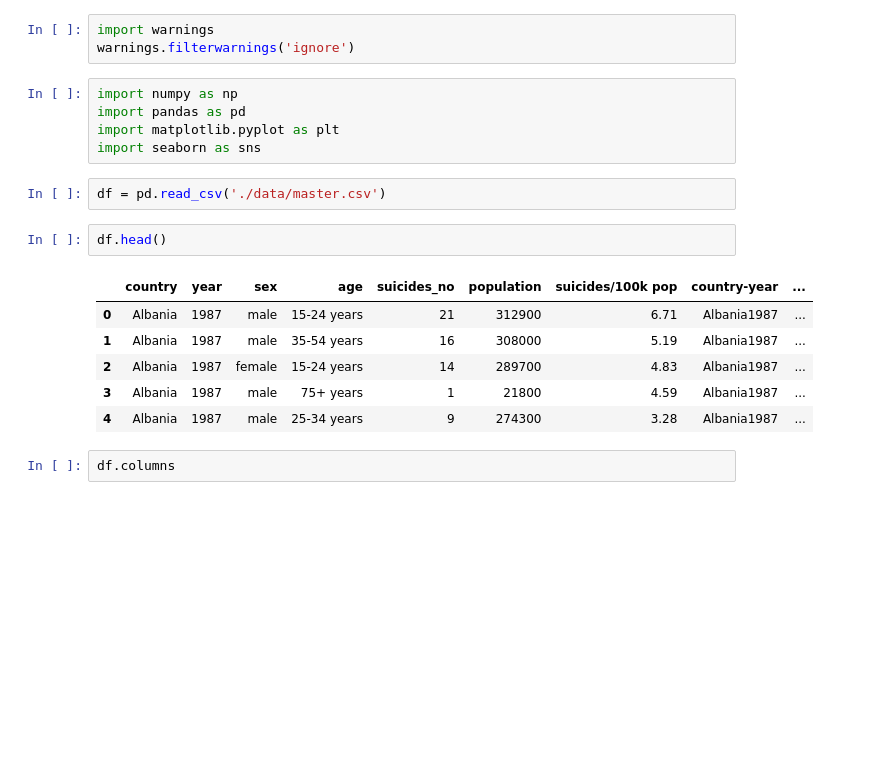
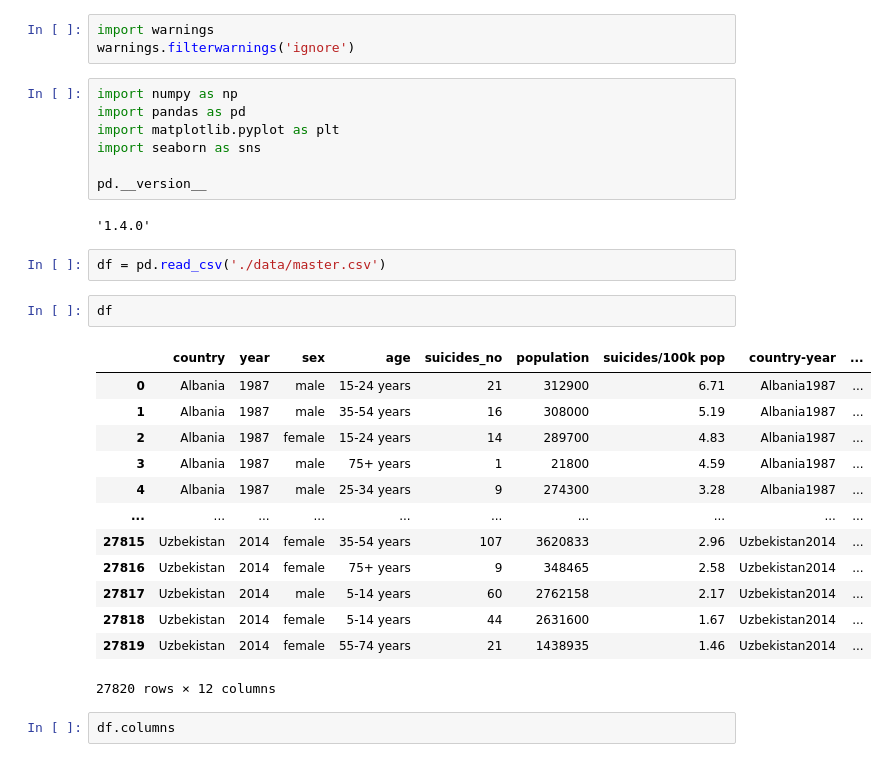
Before and after one commit to AlexHamn/suicide-rates-case-study, a Jupyter notebook: suicideRates.ipynb, the cells around one changed output. Cells and saved outputs as stored; diff of their text form; blank space fills up the shorter version.

```diff
--- a/suicideRates.ipynb
+++ b/suicideRates.ipynb
@@ -37,17 +37,28 @@ import numpy as np
 import pandas as pd
 import matplotlib.pyplot as plt
 import seaborn as sns
+
+pd.__version__
+# %% [output]
+'1.4.0'
 # %%
 df = pd.read_csv('./data/master.csv')
 # %%
-df.head()
+df
 # %% [output]
 |  | country | year | sex | age | suicides_no | population | suicides/100k pop | country-year | ... |
 | 0 | Albania | 1987 | male | 15-24 years | 21 | 312900 | 6.71 | Albania1987 | ... |
 | 1 | Albania | 1987 | male | 35-54 years | 16 | 308000 | 5.19 | Albania1987 | ... |
 | 2 | Albania | 1987 | female | 15-24 years | 14 | 289700 | 4.83 | Albania1987 | ... |
 | 3 | Albania | 1987 | male | 75+ years | 1 | 21800 | 4.59 | Albania1987 | ... |
 | 4 | Albania | 1987 | male | 25-34 years | 9 | 274300 | 3.28 | Albania1987 | ... |
+| ... | ... | ... | ... | ... | ... | ... | ... | ... | ... |
+| 27815 | Uzbekistan | 2014 | female | 35-54 years | 107 | 3620833 | 2.96 | Uzbekistan2014 | ... |
+| 27816 | Uzbekistan | 2014 | female | 75+ years | 9 | 348465 | 2.58 | Uzbekistan2014 | ... |
+| 27817 | Uzbekistan | 2014 | male | 5-14 years | 60 | 2762158 | 2.17 | Uzbekistan2014 | ... |
+| 27818 | Uzbekistan | 2014 | female | 5-14 years | 44 | 2631600 | 1.67 | Uzbekistan2014 | ... |
+| 27819 | Uzbekistan | 2014 | female | 55-74 years | 21 | 1438935 | 1.46 | Uzbekistan2014 | ... |
+27820 rows × 12 columns
 # %%
 df.columns
 # %% [output]
```
Also changed, not shown: parts of 5 cells of this notebook.
